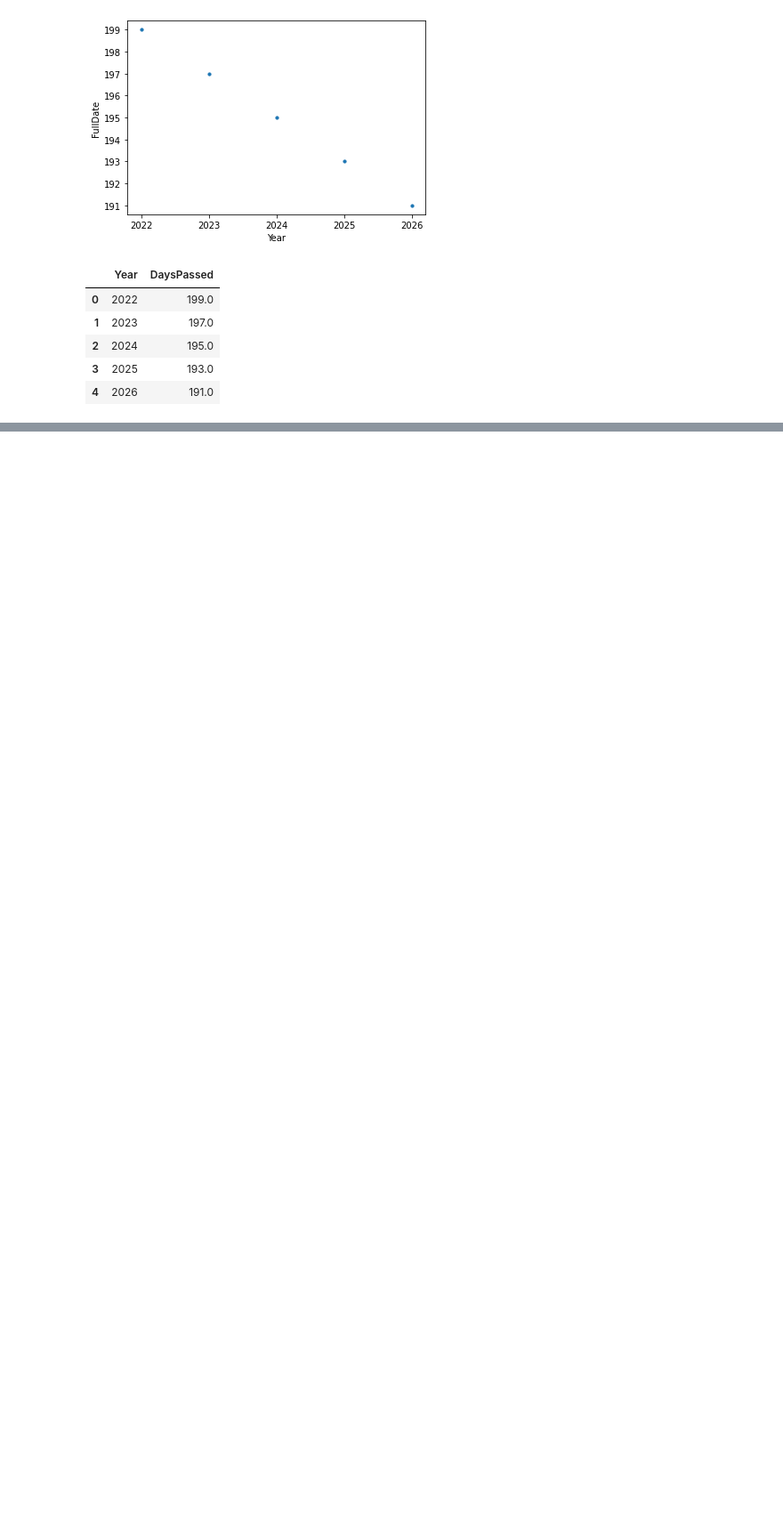
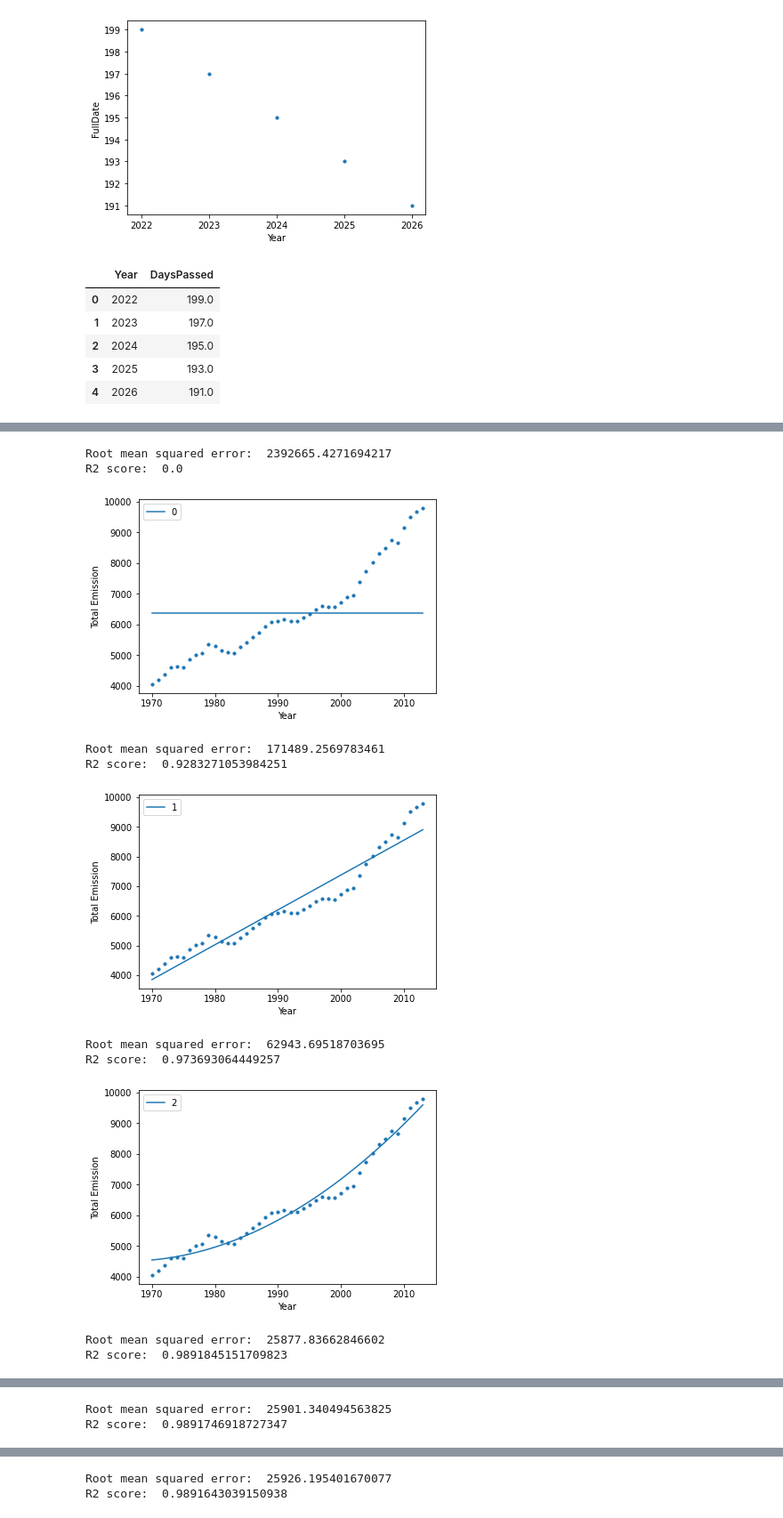
Before and after one commit to krtikgrg/AnalysingPollutionVSOvershootDay, a Jupyter notebook: src/analysis.ipynb, the cells around one changed output, grey strips where cells are left out. Shown at 89% size. Saved outputs shown, nothing was run; the diff lists cells and outputs as text; code cells hidden in the pictures; blank space fills up the shorter version.

```diff
--- a/src/analysis.ipynb
+++ b/src/analysis.ipynb
@@ -399,0 +434,37 @@ R2 score:  0.9693689513887805
+# %%
+#training all models[total air pollution] for all values
+
+for deg in range(0,21):
+    poly = PolynomialFeatures(degree = deg)
+    X_poly = poly.fit_transform(pyear)
+    regression_model = LinearRegression()
+    regression_model.fit(X_poly, ptot)
+    y_predicted = regression_model.predict(X_poly)
+
+    # model evaluation
+    rmse = mean_squared_error(ptot, y_predicted)
+    r2 = r2_score(ptot, y_predicted)
+
+    # printing values
+    print('Root mean squared error: ', rmse)
+    print('R2 score: ', r2)
+
+    plt.scatter(pyear, ptot, s=10)
+    plt.xlabel('Year')
+    plt.ylabel('Total Emission')
+    # predicted values
+    plt.plot(pyear, y_predicted, label = deg)
+    plt.legend()
+    plt.show()
+# %% [output]
+Root mean squared error:  2392665.4271694217
+R2 score:  0.0
+[figure, added]
+Root mean squared error:  171489.2569783461
+R2 score:  0.9283271053984251
+[figure, added]
+Root mean squared error:  62943.69518703695
+R2 score:  0.973693064449257
+[figure, added]
+Root mean squared error:  25877.83662846602
+R2 score:  0.9891845151709823
@@ -399,0 +472,2 @@ R2 score:  0.9693689513887805
+Root mean squared error:  25901.340494563825
+R2 score:  0.9891746918727347
@@ -399,0 +475,2 @@ R2 score:  0.9693689513887805
+Root mean squared error:  25926.195401670077
+R2 score:  0.9891643039150938
```
Also changed, not shown: parts of 22 cells of this notebook, 18 other files.
